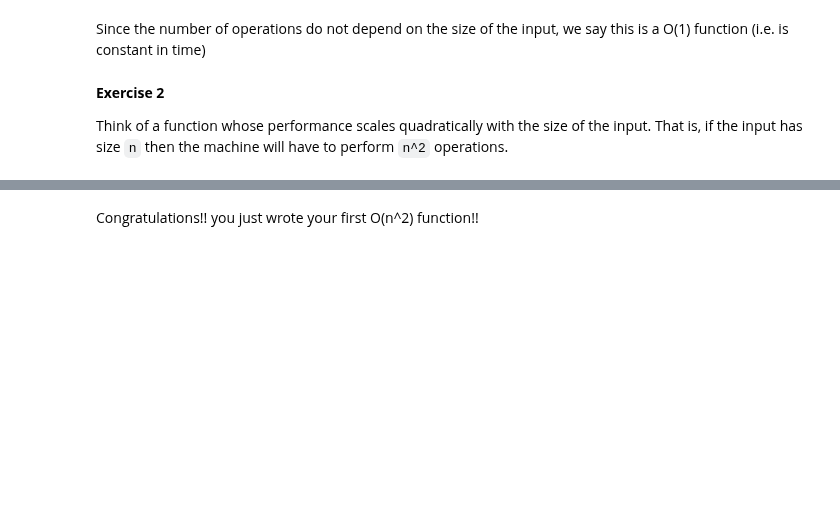
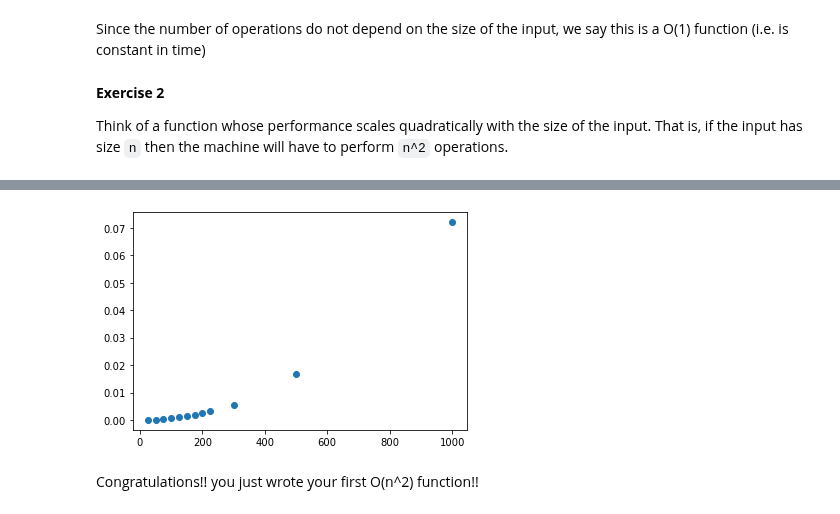
Before and after one commit to sheriffff/teaching-ironhack-data-madrid-2020, a Jupyter notebook: week_01/07-algorithms-and-complexity.ipynb, the cells around one changed output, grey strips where cells are left out. Saved outputs shown, nothing was run; the diff lists cells and outputs as text; code cells hidden in the pictures; blank space fills up the shorter version.

```diff
--- a/week_01/07-algorithms-and-complexity.ipynb
+++ b/week_01/07-algorithms-and-complexity.ipynb
@@ -109,6 +134,11 @@ def my_On2_funtion(input_list):
+# %%
+times = [43.1e-6, 155e-6, 372e-6, 653e-6, 1.01e-3, 1.63e-3, 1.99e-3, 2.55e-3, 3.24e-3, 5.5e-3, 16.8e-3, 72e-3]
+input_sizes = [25, 50, 75, 100, 125, 150, 175, 200, 225, 300, 500, 1000]
 # %%
-# plt.scatter(times, input_sizes);
-# plt.show()
+plt.scatter(input_sizes, times);
+plt.show()
+# %% [output]
+[figure, added]
 # %% [markdown]
 Congratulations!! you just wrote your first O(n^2) function!!
 # %% [markdown]
```
Also changed, not shown: parts of 24 cells of this notebook.
